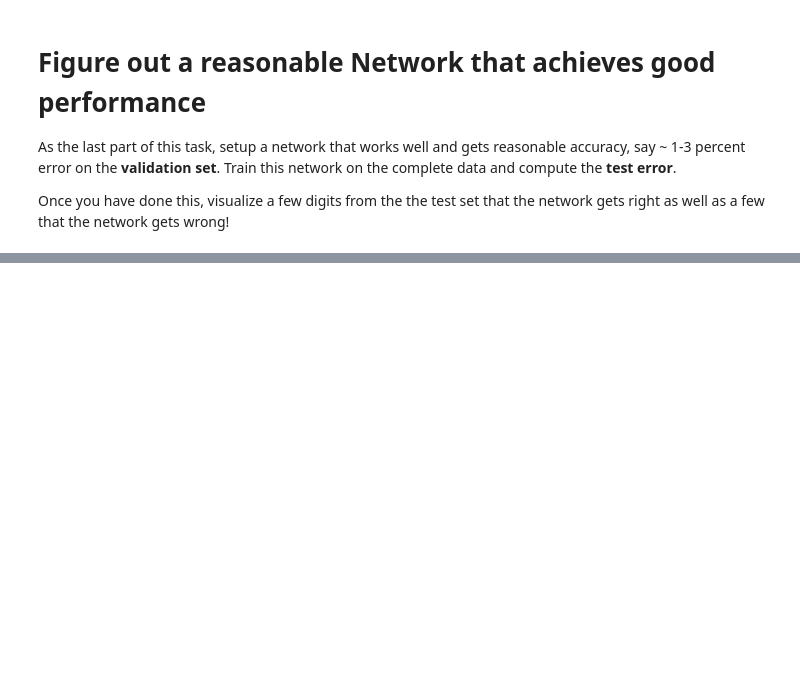
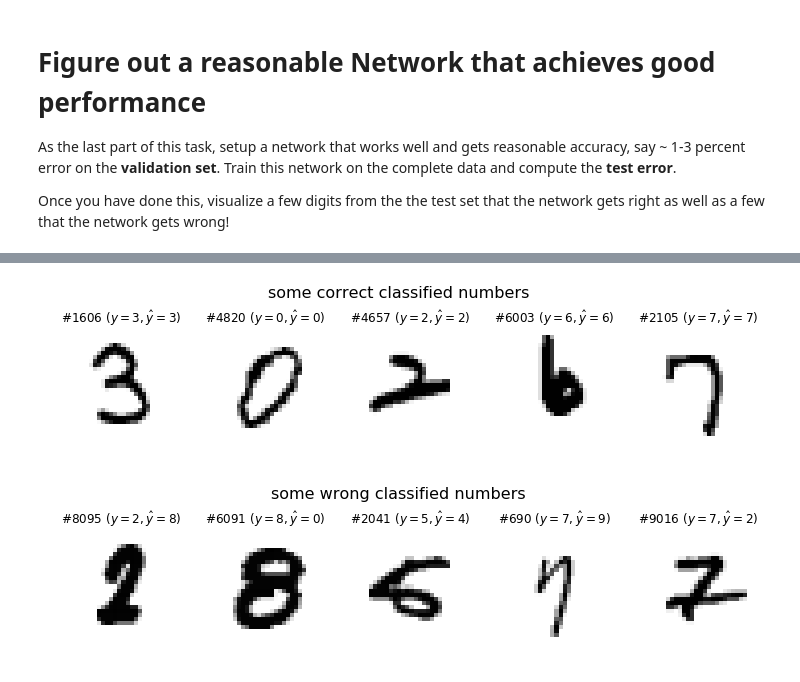
Before and after one commit to dekuenstle/dl_lab_2017, a Jupyter notebook: notebooks/exercise_1.ipynb, the cells around one changed output, grey strips where cells are left out. Cells and saved outputs as stored; diff of their text form; code cells hidden in the pictures; blank space fills up the shorter version.

Commit message:
Visualize correct and wrong classified images

```diff
--- a/notebooks/exercise_1.ipynb
+++ b/notebooks/exercise_1.ipynb
@@ -640,11 +596,13 @@ First load the data and reshape it.
 Dtrain, Dval, Dtest = mnist()
 X_train, y_train = Dtrain
 X_valid, y_valid = Dval
+X_test, y_test = Dtest
+
 # Downsample training data to make it a bit faster for testing this code
 n_train_samples = 10000
 train_idxs = np.random.permutation(X_train.shape[0])[:n_train_samples]
-X_train = X_train[train_idxs]
-y_train = y_train[train_idxs]
+X_train_subset = X_train[train_idxs]
+y_train_subset = y_train[train_idxs]
 # %% [output]
 ... loading data
 ... done loading data
@@ -664,6 +622,10 @@ But we need to reshape X_train, as our Network expects flat vectors of size 28*2
 # %%
 X_train = X_train.reshape(X_train.shape[0], -1)
 print("Reshaped X_train size: {}".format(X_train.shape))
+X_train_subset = X_train_subset.reshape(X_train_subset.shape[0], -1)
+print("Reshaped X_train_subset size: {}".format(X_train_subset.shape))
 X_valid = X_valid.reshape((X_valid.shape[0], -1))
 print("Reshaped X_valid size: {}".format(X_valid.shape))
+X_test = X_test.reshape((X_test.shape[0], -1))
+print("Reshaped X_test size: {}".format(X_test.shape))
 # %% [output]
@@ -686,7 +650,7 @@ input_shape = (None, 28*28)
 layers = [InputLayer(input_shape)]
 layers.append(FullyConnectedLayer(
                 layers[-1],
-                num_units=100,
+                num_units=150,
                 init_stddev=0.01,
                 activation_fun=Activation('relu')
 ))
@@ -708,11 +672,13 @@ layers.append(SoftmaxOutput(layers[-1]))
 
 
 nn = NeuralNetwork(layers)
+train_config = dict(learning_rate=0.35,
+                 max_epochs=20, batch_size=50,
+                    y_one_hot=True, descent_type='sgd',
+                 penalty='l2', penalty_rate=0.0006)
 # Train neural network
 t0 = time.time()
-nn.train(X_train, y_train, X_valid, y_valid, learning_rate=0.3,
-         max_epochs=20, batch_size=64, y_one_hot=True,descent_type='sgd',
-        penalty='l2', penalty_rate=0.001 )
+nn.train(X_train_subset, y_train_subset, X_valid, y_valid, **train_config)
 t1 = time.time()
 print('Duration: {:.1f}s'.format(t1-t0))
 # %% [output]
@@ -744,0 +708,4 @@ Once you have done this, visualize a few digits from the the test set that the n
+# %%
+# train on full dataset, validation error about 1-5%
+nn.train(X_train, y_train, X_valid, y_valid, **train_config)
+y_pred = unhot(nn.predict(X_test))
@@ -744,0 +730,24 @@ Once you have done this, visualize a few digits from the the test set that the n
+# %%
+import matplotlib.pyplot as plt
+%matplotlib inline
+
+def show_numbers(X, y, y_pred, mask, n, title):
+    f, axis = plt.subplots(1, n, sharey=True)
+    f.set_size_inches(n*2.5, 2.5)
+    indices = np.arange(0, len(X))[mask]
+    for i, axi in zip(np.random.choice(indices, n), axis):
+        x_img = X[i].reshape((28, 28))
+        axi.imshow(-1*x_img, cmap='gray')
+        axi.set_title(f"#{i+1} ($y={y[i]}, \hat y = {y_pred[i]}$)", fontsize=12)
+        axi.axis('off')
+        axi.set(adjustable='box-forced', aspect='equal')
+    f.suptitle(title, fontsize=16)
+    f.subplots_adjust(top=0.75)
+
+correct_ix = y_pred == y_test
+wrong_ix = y_pred != y_test
+show_numbers(X_test, y_test, y_pred, correct_ix, 5, 'some correct classified numbers')
+show_numbers(X_test, y_test, y_pred, wrong_ix, 5, 'some wrong classified numbers')
+# %% [output]
+[figure, added]
+[figure, added]
```
Also changed, not shown: parts of 10 cells of this notebook.
